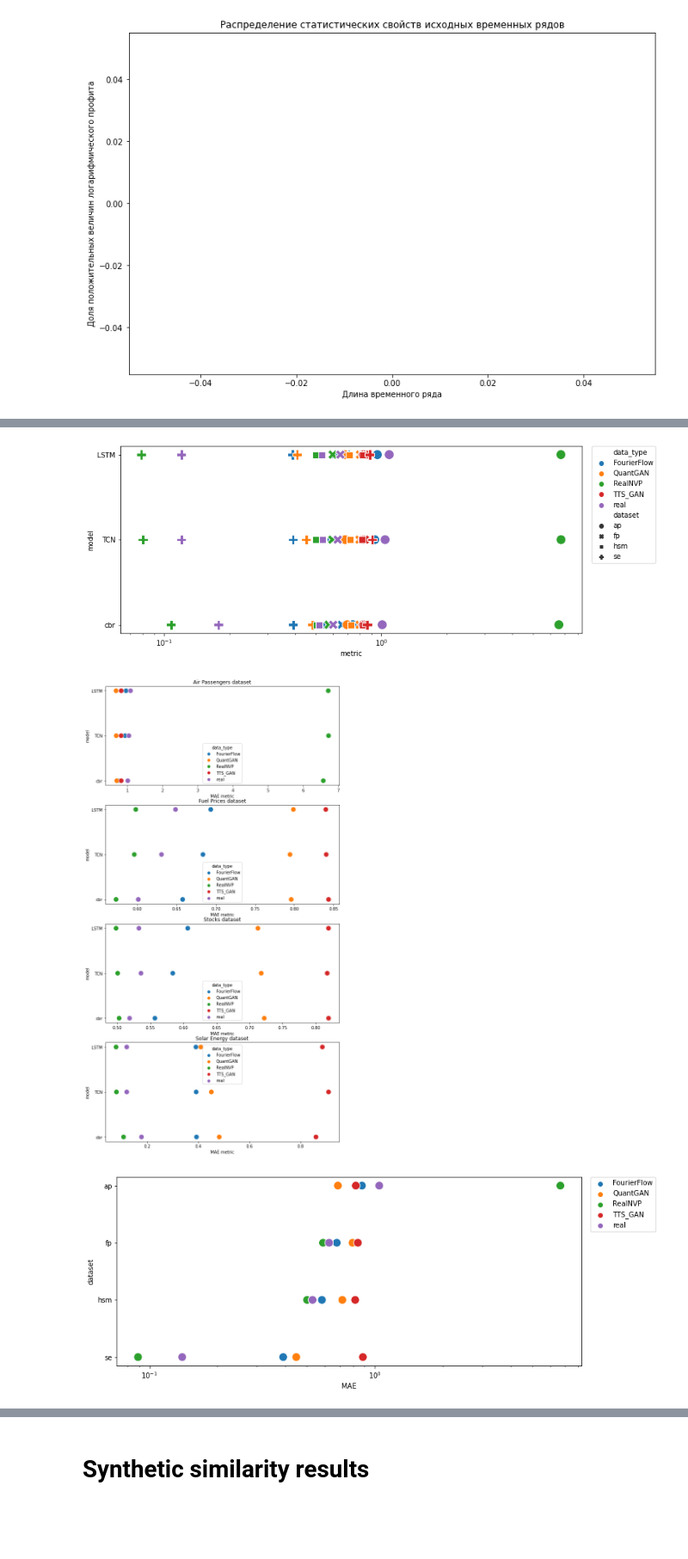
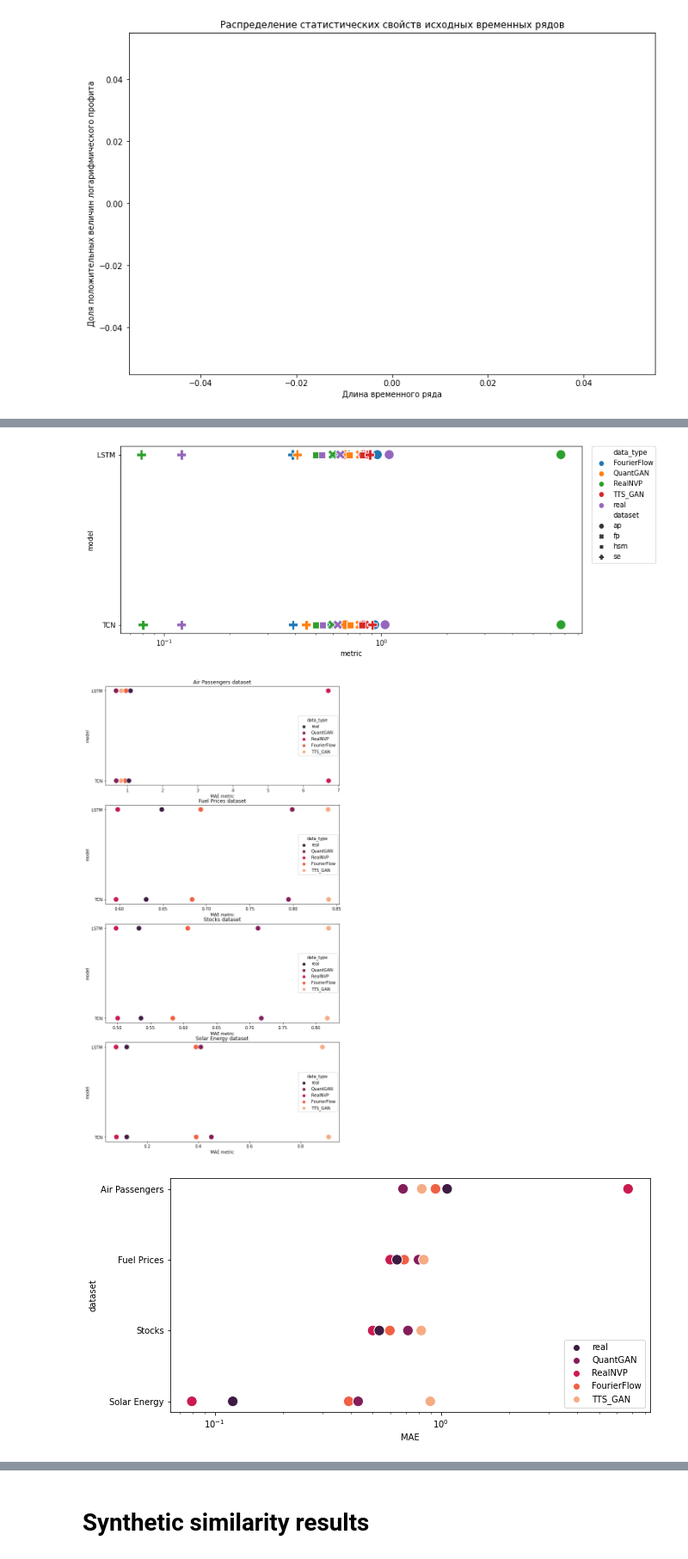
Before and after one commit to timetoai/TimeDiffusion_synth, a Jupyter notebook: results_visualization.ipynb, the cells around one changed output, grey strips where cells are left out. Shown: that part at 86% size. Drawn from its saved outputs; the diff is of its cells as text; code cells hidden in the pictures; blank space fills up the shorter version.

```diff
--- a/results_visualization.ipynb
+++ b/results_visualization.ipynb
@@ -30,7 +30,7 @@ plt.show()
 # %%
 results = []
 for results_type in ("real", "QuantGAN", "FourierFlow", "RealNVP", "TTS_GAN"):
-    for model in ("LSTM", "TCN", "cbr"):
+    for model in ("LSTM", "TCN"):#, "CBR"):
         for dataset_name in ("hsm", "se", "fp", "ap"):
             if results_type == "real":
                 df = pd.read_csv(results_dir / f"{results_type}_{dataset_name}_{model}.csv")
@@ -41,7 +41,7 @@ for results_type in ("real", "QuantGAN", "FourierFlow", "RealNVP", "TTS_GAN"):
             df["dataset"] = dataset_name
             results.append(df)
 results = pd.concat(results)
-# results["model"].replace("cbr", "CatBoostRegressor", inplace=True)
+# results["model"].replace("CBR", "CatBoostRegressor", inplace=True)
 # results["results_type"].replace(["pure", "QuantGAN_synth", "FourierFlow_synth", "RealNVP_synth", "TTS_GAN_synth"],
 #                                 ["train set", "QuantGAN synthetic data", "FourierFlow synthetic data", "RealNVP synthetic data", "TTS GAN synthetic data"],
 #                                 inplace=True)
@@ -89,25 +89,28 @@ ax.legend(bbox_to_anchor=(1.02, 1), loc='upper left', borderaxespad=0)
 plt.xscale("log")
 plt.show()
 # %% [output]
-[figure, old version]
+[figure, new version]
 # %%
 fig, axs = plt.subplots(4, figsize=(10, 20))
 for i, dataset_name in enumerate(results_agg.dataset.unique()):
     loc_res = results_agg[results_agg.dataset == dataset_name]
     sns.scatterplot(x=loc_res["test"].rename("MAE metric"), y=loc_res["model"], hue=loc_res["results_type"].rename("data_type"),
-     ax=axs[i], s=150)
+     hue_order=("real", "QuantGAN", "RealNVP", "FourierFlow", "TTS_GAN"), ax=axs[i], s=150, palette="rocket")
     axs[i].set_title({"hsm": "Stocks", "se": "Solar Energy", "fp": "Fuel Prices", "ap": "Air Passengers"}[dataset_name] + " dataset")
 # %% [output]
-[figure, old version]
+[figure, new version]
 # %%
-fig, ax = plt.subplots(figsize=(12, 5))
+fig, ax = plt.subplots(figsize=(10, 5))
 advanced_results_agg = results_agg.groupby(["dataset", "results_type"], as_index=False).agg(MAE=("test", "mean"))
-sns.scatterplot(data=advanced_results_agg, x="MAE", y="dataset", hue="results_type", s=150, ax=ax)
-ax.legend(bbox_to_anchor=(1.02, 1), loc='upper left', borderaxespad=0)
+sns.scatterplot(data=advanced_results_agg, x="MAE", y=advanced_results_agg["dataset"]\
+    .replace({"hsm": "Stocks", "se": "Solar Energy", "fp": "Fuel Prices", "ap": "Air Passengers"}),\
+    hue="results_type",\
+    hue_order=("real", "QuantGAN", "RealNVP", "FourierFlow", "TTS_GAN"), ax=ax, s=150, palette="rocket")
+ax.legend(bbox_to_anchor=(0.99, 0.02), loc='lower right', borderaxespad=0)
 plt.xscale("log")
 plt.show()
 # %% [output]
-[figure, old version]
+[figure, new version]
 # %%
 for dataset_name, dataset_dir, dataset_func in (
     ("Air Passengers", ap_dataset_dir, get_passengers_dataset),
```
Also changed, not shown: parts of 14 cells of this notebook.
